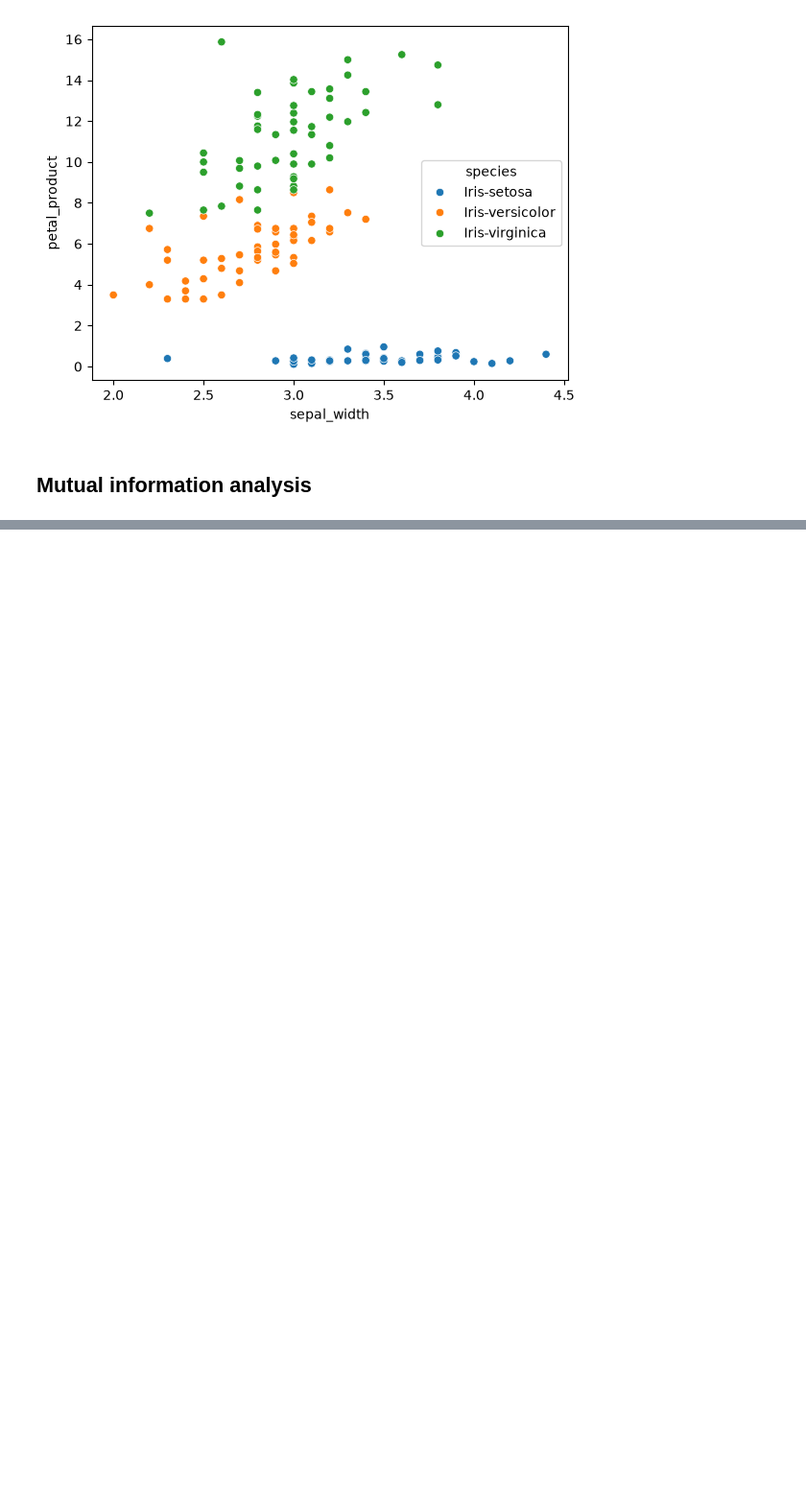
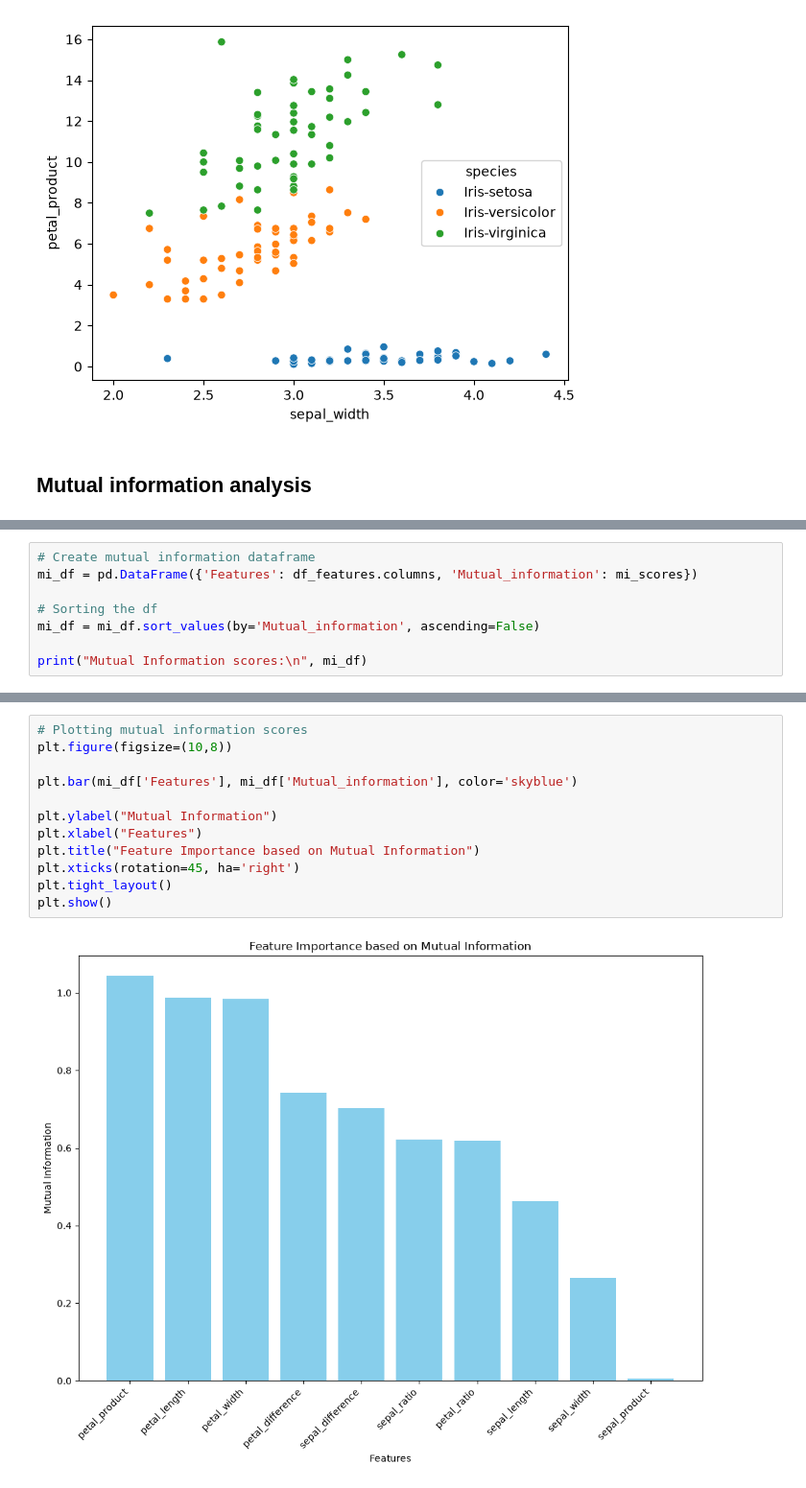
Before and after one commit to dielzao/ml_projects, a Jupyter notebook: notebooks/01_feature_engineering.ipynb, the cells around one changed output, grey strips where cells are left out. Shown at 96% size. Saved outputs shown, nothing was run; the diff lists cells and outputs as text; blank space fills up the shorter version.

```diff
--- a/notebooks/01_feature_engineering.ipynb
+++ b/notebooks/01_feature_engineering.ipynb
@@ -227,0 +213,8 @@ array([[<Axes: title={'center': 'sepal_length'}>,
+# %%
+# Create mutual information dataframe
+mi_df = pd.DataFrame({'Features': df_features.columns, 'Mutual_information': mi_scores})
+
+# Sorting the df
+mi_df = mi_df.sort_values(by='Mutual_information', ascending=False)
+
+print("Mutual Information scores:\n", mi_df)
@@ -227,0 +234,14 @@ array([[<Axes: title={'center': 'sepal_length'}>,
+# %%
+# Plotting mutual information scores
+plt.figure(figsize=(10,8))
+
+plt.bar(mi_df['Features'], mi_df['Mutual_information'], color='skyblue')
+
+plt.ylabel("Mutual Information")
+plt.xlabel("Features")
+plt.title("Feature Importance based on Mutual Information")
+plt.xticks(rotation=45, ha='right')
+plt.tight_layout()
+plt.show()
+# %% [output]
+[figure, added]
```
Also changed, not shown: parts of 16 cells of this notebook.
